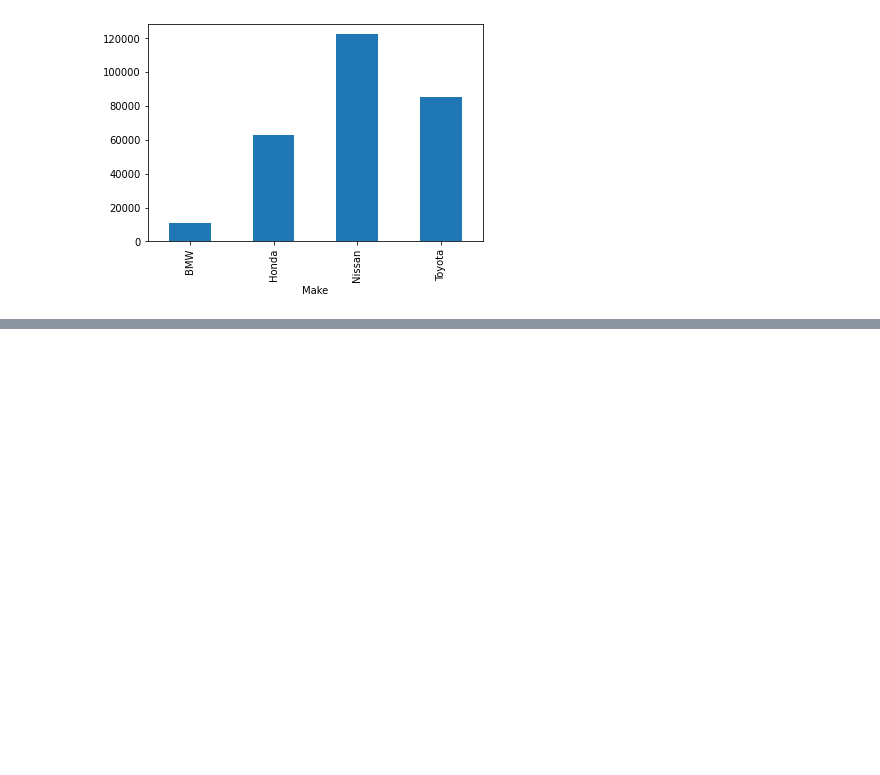
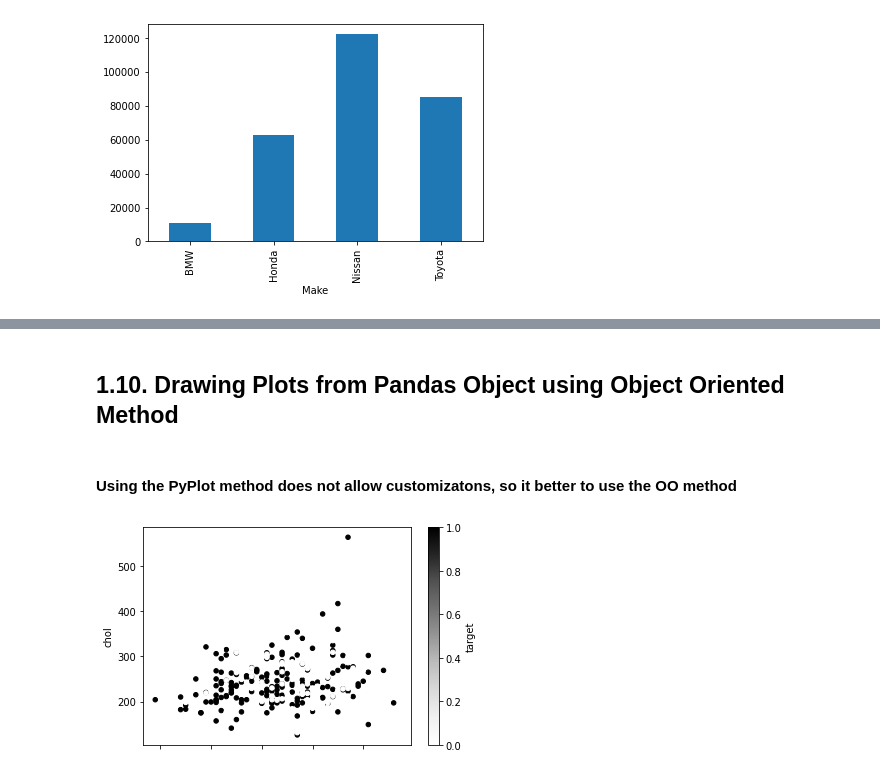
Before and after one commit to MMPSoudani/Data_Science_Notebook, a Jupyter notebook: introduction_to_matplotlib.ipynb, the cells around one changed output, grey strips where cells are left out. Cells and saved outputs as stored; diff of their text form; code cells hidden in the pictures; blank space fills up the shorter version.

```diff
--- a/introduction_to_matplotlib.ipynb
+++ b/introduction_to_matplotlib.ipynb
@@ -237,0 +261,8 @@ car_sales.groupby("Make")["Odometer (KM)"].mean().plot(kind="bar");
+# %% [markdown]
+## 1.10. Drawing Plots from Pandas Object using Object Oriented Method
+# %% [markdown]
+#### Using the PyPlot method does not allow customizatons, so it better to use the OO method
+# %%
+df.plot(kind="scatter", x="age", y="chol", c="target");
+# %% [output]
+[figure, added]
```
Also changed, not shown: parts of 33 cells of this notebook, 1 other file.
